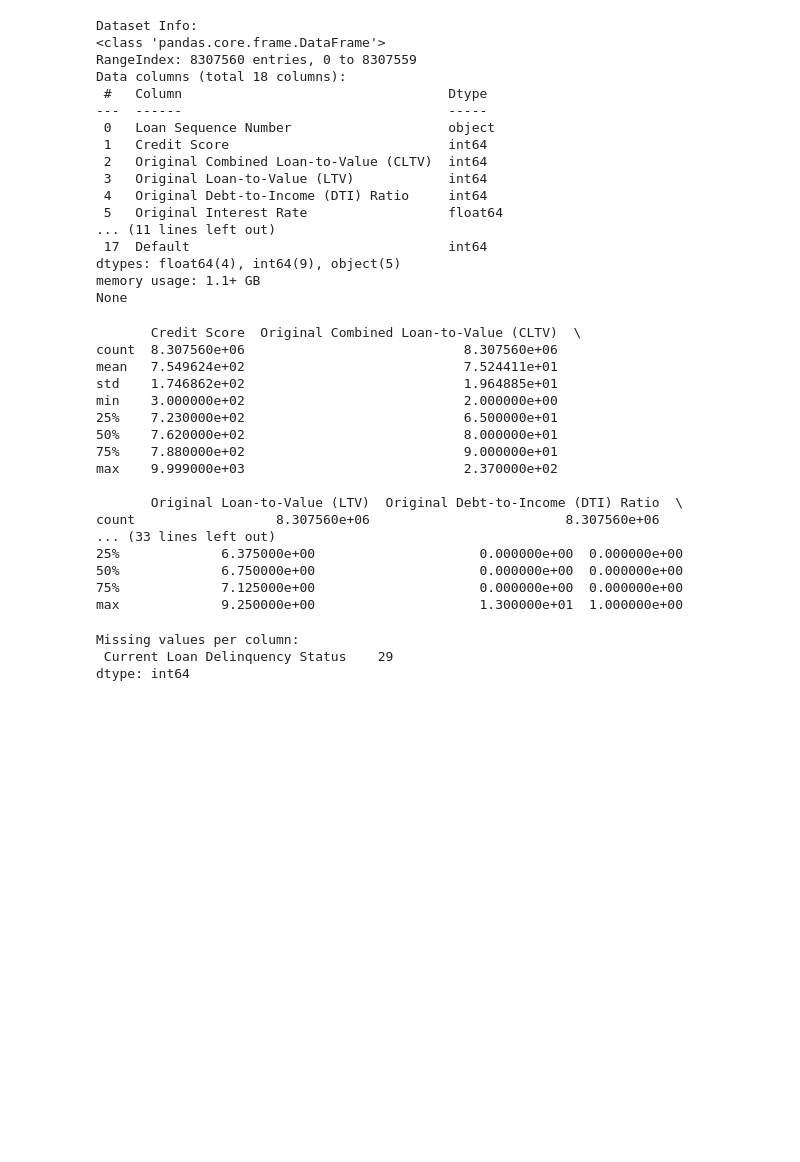
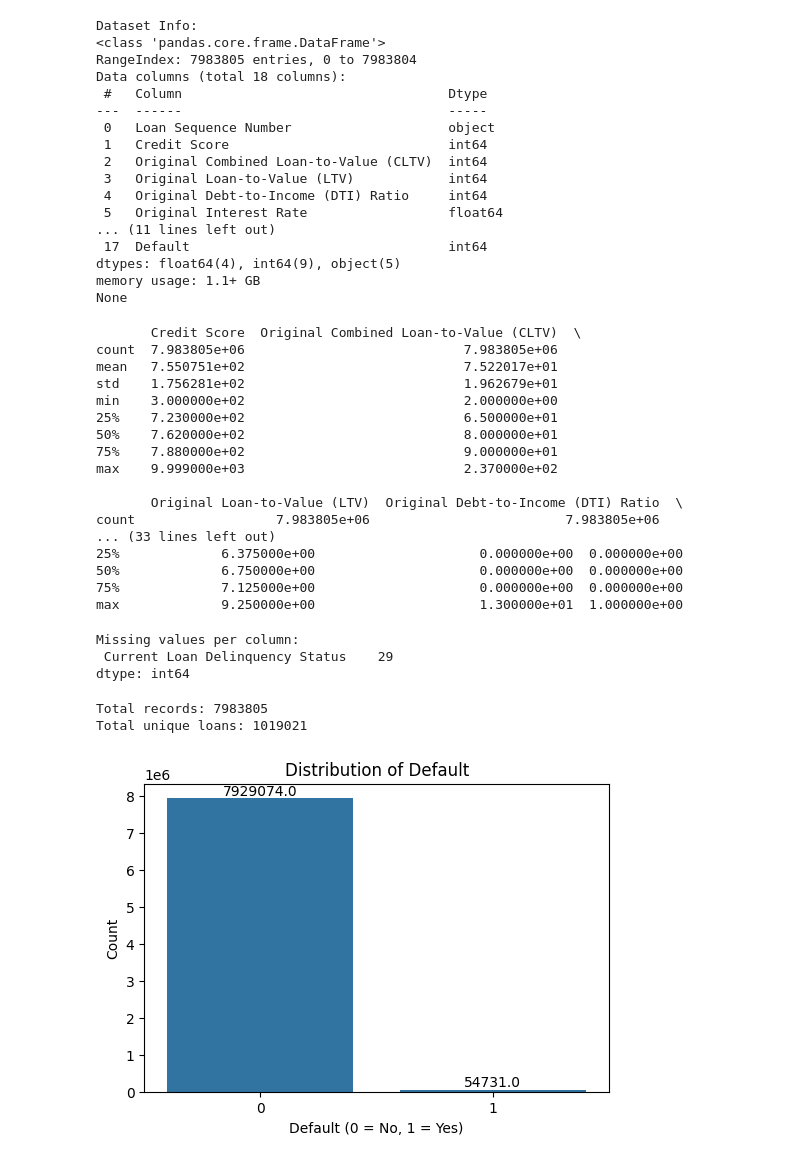
Before and after one commit to divija-rao/MBS_RiskManagement, a Jupyter notebook: regression_eda.ipynb, the cells around one changed output. Cells and saved outputs as stored; diff of their text form; code cells hidden in the pictures; blank space fills up the shorter version.

Commit message:
EDA Regression Data

```diff
--- a/regression_eda.ipynb
+++ b/regression_eda.ipynb
@@ -4,14 +4,14 @@ import matplotlib.pyplot as plt
 import seaborn as sns
 # %%
 # Load the data
-data = pd.read_csv('/Users/dr/Documents/GitHub/MBS_RiskManagement/logistic_regression_data.csv')
+data = pd.read_csv('/Users/dr/Documents/GitHub/MBS_RiskManagement/regression_data.csv')
 # %%
 print("Dataset Info:")
 print(data.info())
 # %% [output]
 Dataset Info:
 <class 'pandas.core.frame.DataFrame'>
-RangeIndex: 8307560 entries, 0 to 8307559
+RangeIndex: 7983805 entries, 0 to 7983804
 Data columns (total 18 columns):
  #   Column                                  Dtype
 ---  ------                                  -----
@@ -30,9 +30,9 @@ None
 print(data.describe())
 # %% [output]
        Credit Score  Original Combined Loan-to-Value (CLTV)  \
-count  8.307560e+06                            8.307560e+06
-mean   7.549624e+02                            7.524411e+01
-std    1.746862e+02                            1.964885e+01
+count  7.983805e+06                            7.983805e+06
+mean   7.550751e+02                            7.522017e+01
+std    1.756281e+02                            1.962679e+01
 min    3.000000e+02                            2.000000e+00
 25%    7.230000e+02                            6.500000e+01
 50%    7.620000e+02                            8.000000e+01
@@ -40,7 +40,7 @@ min    3.000000e+02                            2.000000e+00
 max    9.999000e+03                            2.370000e+02
 
        Original Loan-to-Value (LTV)  Original Debt-to-Income (DTI) Ratio  \
-count                  8.307560e+06                         8.307560e+06
+count                  7.983805e+06                         7.983805e+06
 ... (33 lines left out)
 25%             6.375000e+00                     0.000000e+00  0.000000e+00
 50%             6.750000e+00                     0.000000e+00  0.000000e+00
@@ -53,3 +53,25 @@ print("Missing values per column:\n", missing[missing > 0])
 Missing values per column:
  Current Loan Delinquency Status    29
 dtype: int64
+# %%
+print("Total records:", len(data))
+print("Total unique loans:", data['Loan Sequence Number'].nunique())
+# %% [output]
+Total records: 7983805
+Total unique loans: 1019021
+# %%
+# Distribution of Default
+plt.figure(figsize=(6, 4))
+sns.countplot(x='Default', data=data)
+plt.title('Distribution of Default')
+plt.xlabel('Default (0 = No, 1 = Yes)')
+plt.ylabel('Count')
+
+# Add the number of occurrences on top of each bar
+for p in plt.gca().patches:
+    plt.gca().annotate(f'{p.get_height()}', (p.get_x() + p.get_width() / 2., p.get_height()),
+                       ha='center', va='center', fontsize=10, color='black', xytext=(0, 5),
+                       textcoords='offset points')
+plt.show()
+# %% [output]
+[figure, added]
```
Also changed, not shown: parts of 38 cells of this notebook.
